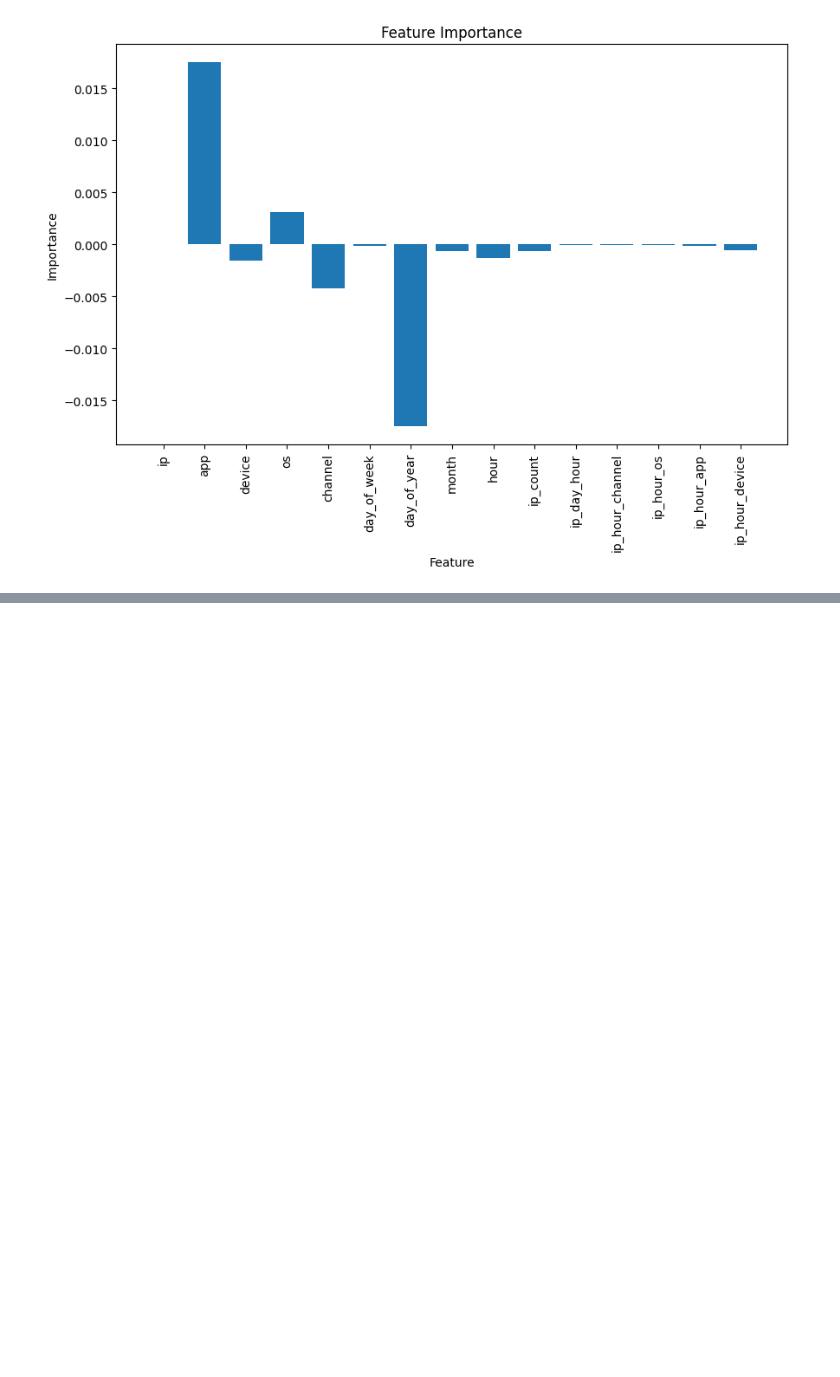
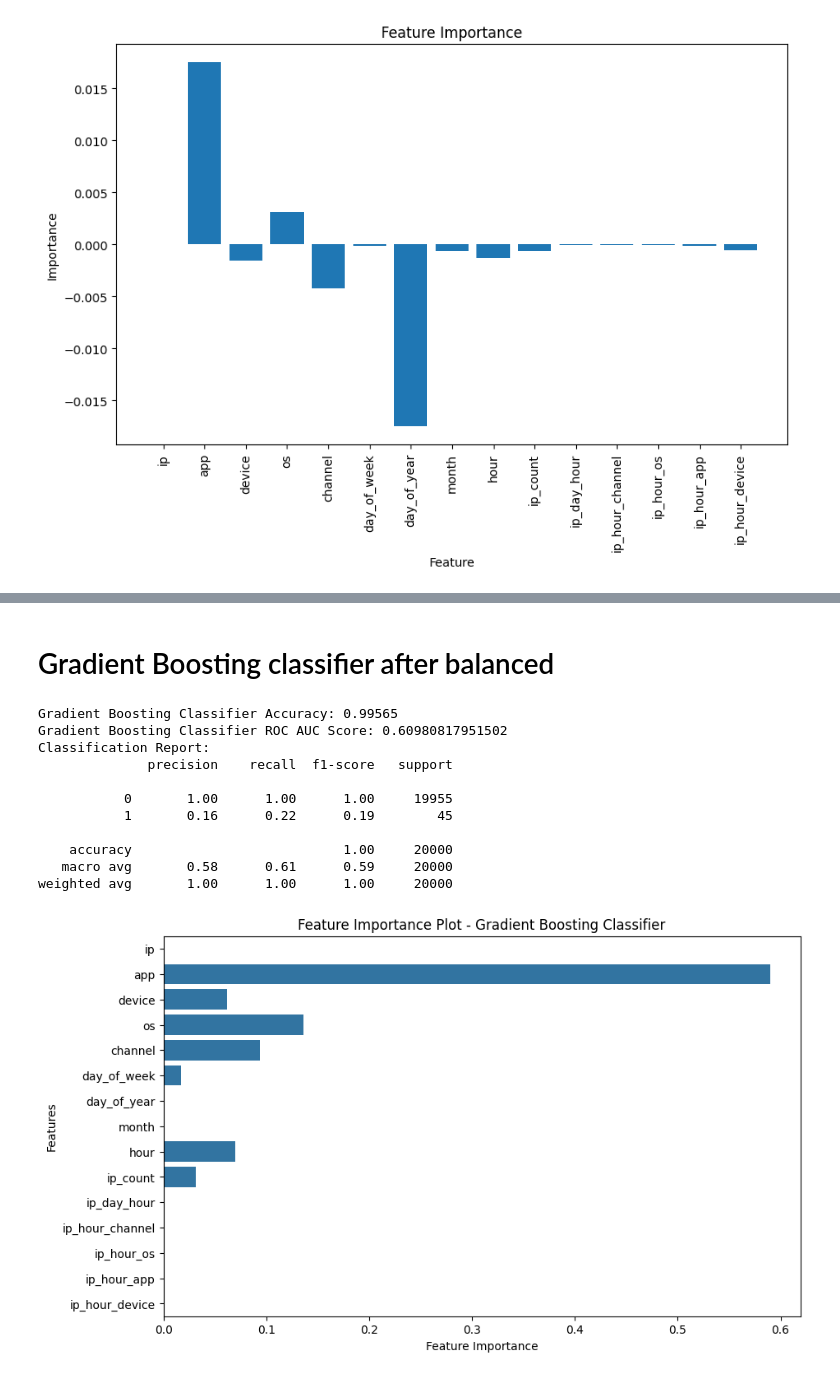
Before and after one commit to harshvardhanhub/Detecting-Click-Fraud-in-Online-Advertising, a Jupyter notebook: FinalYearProject.ipynb, the cells around one changed output, grey strips where cells are left out. Cells and saved outputs as stored; diff of their text form; code cells hidden in the pictures; blank space fills up the shorter version.

```diff
--- a/FinalYearProject.ipynb
+++ b/FinalYearProject.ipynb
@@ -1300,0 +1582,53 @@ plt.show()
+# %% [markdown]
+# Gradient Boosting classifier after balanced
+# %%
+from sklearn.ensemble import GradientBoostingClassifier
+from sklearn.metrics import accuracy_score, roc_auc_score, classification_report
+import matplotlib.pyplot as plt
+import seaborn as sns
+from imblearn.over_sampling import SMOTE
+
+# Apply SMOTE to the training data
+smote = SMOTE(random_state=42)
+X_resampled, y_resampled = smote.fit_resample(X_train, y_train)
+
+# Instantiate the Gradient Boosting Classifier
+gb_classifier = GradientBoostingClassifier()
+
+# Fit the model on the resampled training data
+gb_classifier.fit(X_resampled, y_resampled)
+
+# Make predictions on the test data
+predictions_gb = gb_classifier.predict(X_test)
+
+# Evaluate the model
+accuracy_gb = accuracy_score(y_test, predictions_gb)
+roc_auc_gb = roc_auc_score(y_test, predictions_gb)
+classification_report_gb = classification_report(y_test, predictions_gb)
+
+# Print the accuracy, ROC AUC, and classification report
+print("Gradient Boosting Classifier Accuracy:", accuracy_gb)
+print("Gradient Boosting Classifier ROC AUC Score:", roc_auc_gb)
+print("Classification Report:")
+print(classification_report_gb)
+
+# Plot feature importance
+plt.figure(figsize=(10,6))
+sns.barplot(x=gb_classifier.feature_importances_, y=X_train.columns)
+plt.title('Feature Importance Plot - Gradient Boosting Classifier')
+plt.xlabel('Feature Importance')
+plt.ylabel('Features')
+plt.show()
+# %% [output]
+Gradient Boosting Classifier Accuracy: 0.99565
+Gradient Boosting Classifier ROC AUC Score: 0.60980817951502
+Classification Report:
+              precision    recall  f1-score   support
+
+           0       1.00      1.00      1.00     19955
+           1       0.16      0.22      0.19        45
+
+    accuracy                           1.00     20000
+   macro avg       0.58      0.61      0.59     20000
+weighted avg       1.00      1.00      1.00     20000
+[figure, added]
```
Also changed, not shown: parts of 43 cells of this notebook.
